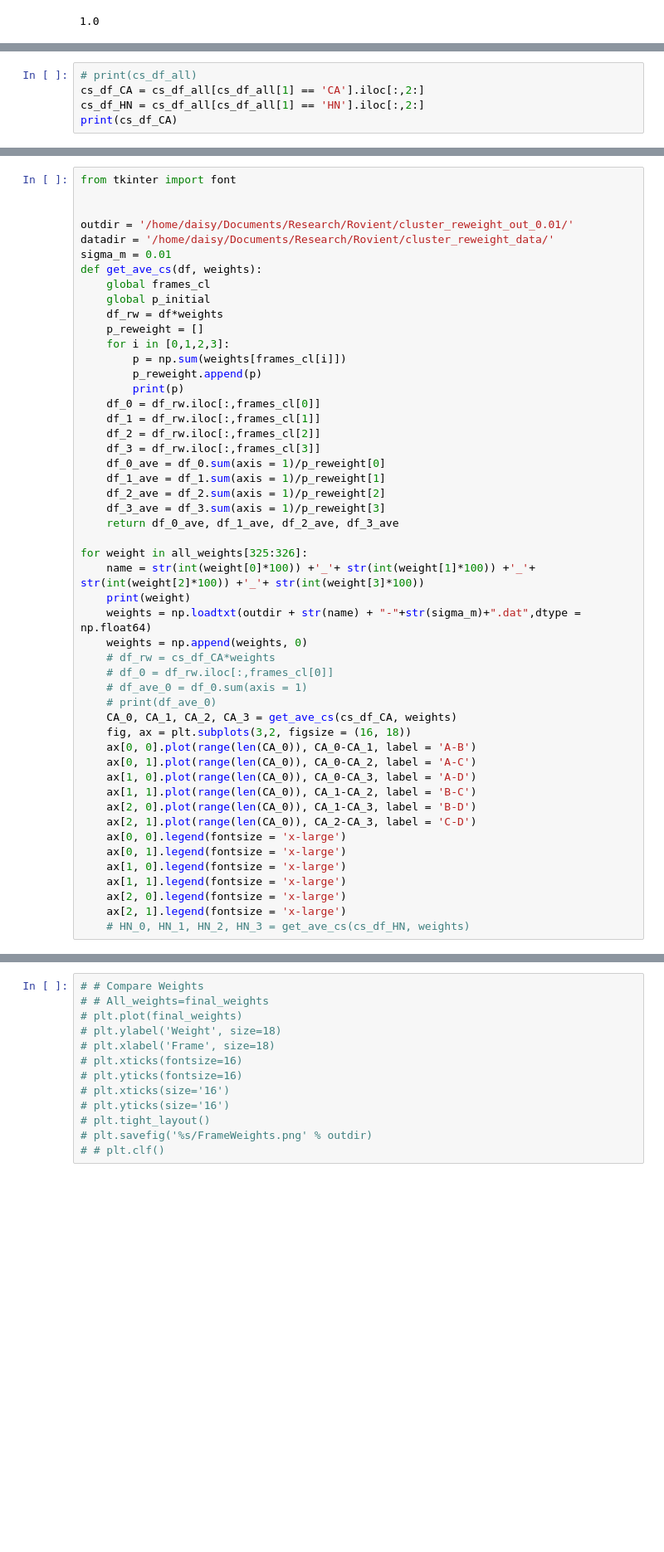
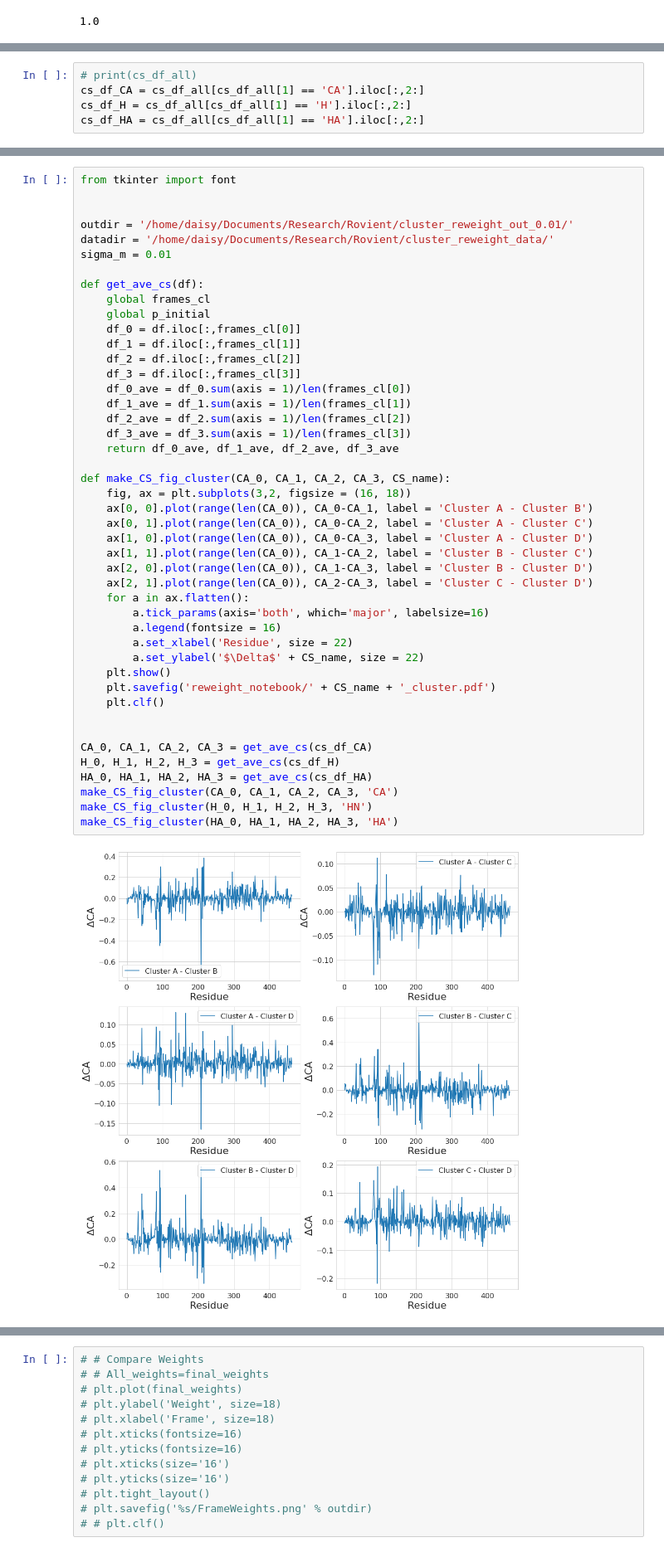
Before and after one commit to jiaqizhu-git/Jiaqi_script, a Jupyter notebook: reweight.nb.all.ipynb, the cells around one changed output, grey strips where cells are left out. Shown at 83% size. Cells and saved outputs as stored; diff of their text form; blank space fills up the shorter version.

```diff
--- a/reweight.nb.all.ipynb
+++ b/reweight.nb.all.ipynb
@@ -254,5 +272,5 @@ plt.plot(reweight_df.index, reweight_df[10], label = 'Kish')
 # %%
 # print(cs_df_all)
 cs_df_CA = cs_df_all[cs_df_all[1] == 'CA'].iloc[:,2:]
-cs_df_HN = cs_df_all[cs_df_all[1] == 'HN'].iloc[:,2:]
-print(cs_df_CA)
+cs_df_H = cs_df_all[cs_df_all[1] == 'H'].iloc[:,2:]
+cs_df_HA = cs_df_all[cs_df_all[1] == 'HA'].iloc[:,2:]
@@ -277,51 +277,47 @@ print(cs_df_CA)
 # %%
 from tkinter import font
 
 
 outdir = '/home/daisy/Documents/Research/Rovient/cluster_reweight_out_0.01/'
 datadir = '/home/daisy/Documents/Research/Rovient/cluster_reweight_data/'
 sigma_m = 0.01
-def get_ave_cs(df, weights):
+
+def get_ave_cs(df):
     global frames_cl
     global p_initial
-    df_rw = df*weights
-    p_reweight = []
-    for i in [0,1,2,3]:
-        p = np.sum(weights[frames_cl[i]])
-        p_reweight.append(p)
-        print(p)
-    df_0 = df_rw.iloc[:,frames_cl[0]]
-    df_1 = df_rw.iloc[:,frames_cl[1]]
-    df_2 = df_rw.iloc[:,frames_cl[2]]
-    df_3 = df_rw.iloc[:,frames_cl[3]]
-    df_0_ave = df_0.sum(axis = 1)/p_reweight[0]
-    df_1_ave = df_1.sum(axis = 1)/p_reweight[1]
-    df_2_ave = df_2.sum(axis = 1)/p_reweight[2]
-    df_3_ave = df_3.sum(axis = 1)/p_reweight[3]
+    df_0 = df.iloc[:,frames_cl[0]]
+    df_1 = df.iloc[:,frames_cl[1]]
+    df_2 = df.iloc[:,frames_cl[2]]
+    df_3 = df.iloc[:,frames_cl[3]]
+    df_0_ave = df_0.sum(axis = 1)/len(frames_cl[0])
+    df_1_ave = df_1.sum(axis = 1)/len(frames_cl[1])
+    df_2_ave = df_2.sum(axis = 1)/len(frames_cl[2])
+    df_3_ave = df_3.sum(axis = 1)/len(frames_cl[3])
     return df_0_ave, df_1_ave, df_2_ave, df_3_ave
 
-for weight in all_weights[325:326]:
-    name = str(int(weight[0]*100)) +'_'+ str(int(weight[1]*100)) +'_'+ str(int(weight[2]*100)) +'_'+ str(int(weight[3]*100))
-    print(weight)
-    weights = np.loadtxt(outdir + str(name) + "-"+str(sigma_m)+".dat",dtype = np.float64)
-    weights = np.append(weights, 0)
-    # df_rw = cs_df_CA*weights
-    # df_0 = df_rw.iloc[:,frames_cl[0]]
-    # df_ave_0 = df_0.sum(axis = 1)
-    # print(df_ave_0)
-    CA_0, CA_1, CA_2, CA_3 = get_ave_cs(cs_df_CA, weights)
+def make_CS_fig_cluster(CA_0, CA_1, CA_2, CA_3, CS_name):
     fig, ax = plt.subplots(3,2, figsize = (16, 18))
-    ax[0, 0].plot(range(len(CA_0)), CA_0-CA_1, label = 'A-B')
-    ax[0, 1].plot(range(len(CA_0)), CA_0-CA_2, label = 'A-C')
-    ax[1, 0].plot(range(len(CA_0)), CA_0-CA_3, label = 'A-D')
-    ax[1, 1].plot(range(len(CA_0)), CA_1-CA_2, label = 'B-C')
-    ax[2, 0].plot(range(len(CA_0)), CA_1-CA_3, label = 'B-D')
-    ax[2, 1].plot(range(len(CA_0)), CA_2-CA_3, label = 'C-D')
-    ax[0, 0].legend(fontsize = 'x-large')
-    ax[0, 1].legend(fontsize = 'x-large')
-    ax[1, 0].legend(fontsize = 'x-large')
-    ax[1, 1].legend(fontsize = 'x-large')
-    ax[2, 0].legend(fontsize = 'x-large')
-    ax[2, 1].legend(fontsize = 'x-large')
-    # HN_0, HN_1, HN_2, HN_3 = get_ave_cs(cs_df_HN, weights)
+    ax[0, 0].plot(range(len(CA_0)), CA_0-CA_1, label = 'Cluster A - Cluster B')
+    ax[0, 1].plot(range(len(CA_0)), CA_0-CA_2, label = 'Cluster A - Cluster C')
+    ax[1, 0].plot(range(len(CA_0)), CA_0-CA_3, label = 'Cluster A - Cluster D')
+    ax[1, 1].plot(range(len(CA_0)), CA_1-CA_2, label = 'Cluster B - Cluster C')
+    ax[2, 0].plot(range(len(CA_0)), CA_1-CA_3, label = 'Cluster B - Cluster D')
+    ax[2, 1].plot(range(len(CA_0)), CA_2-CA_3, label = 'Cluster C - Cluster D')
+    for a in ax.flatten():
+        a.tick_params(axis='both', which='major', labelsize=16)
+        a.legend(fontsize = 16)
+        a.set_xlabel('Residue', size = 22)
+        a.set_ylabel('$\Delta$' + CS_name, size = 22)
+    plt.show()
+    plt.savefig('reweight_notebook/' + CS_name + '_cluster.pdf')
+    plt.clf()
+
+
+CA_0, CA_1, CA_2, CA_3 = get_ave_cs(cs_df_CA)
+H_0, H_1, H_2, H_3 = get_ave_cs(cs_df_H)
+HA_0, HA_1, HA_2, HA_3 = get_ave_cs(cs_df_HA)
+make_CS_fig_cluster(CA_0, CA_1, CA_2, CA_3, 'CA')
+make_CS_fig_cluster(H_0, H_1, H_2, H_3, 'HN')
+make_CS_fig_cluster(HA_0, HA_1, HA_2, HA_3, 'HA')
 # %% [output]
+[figure, new version]
```
Also changed, not shown: parts of 6 cells of this notebook, 25 other files.
